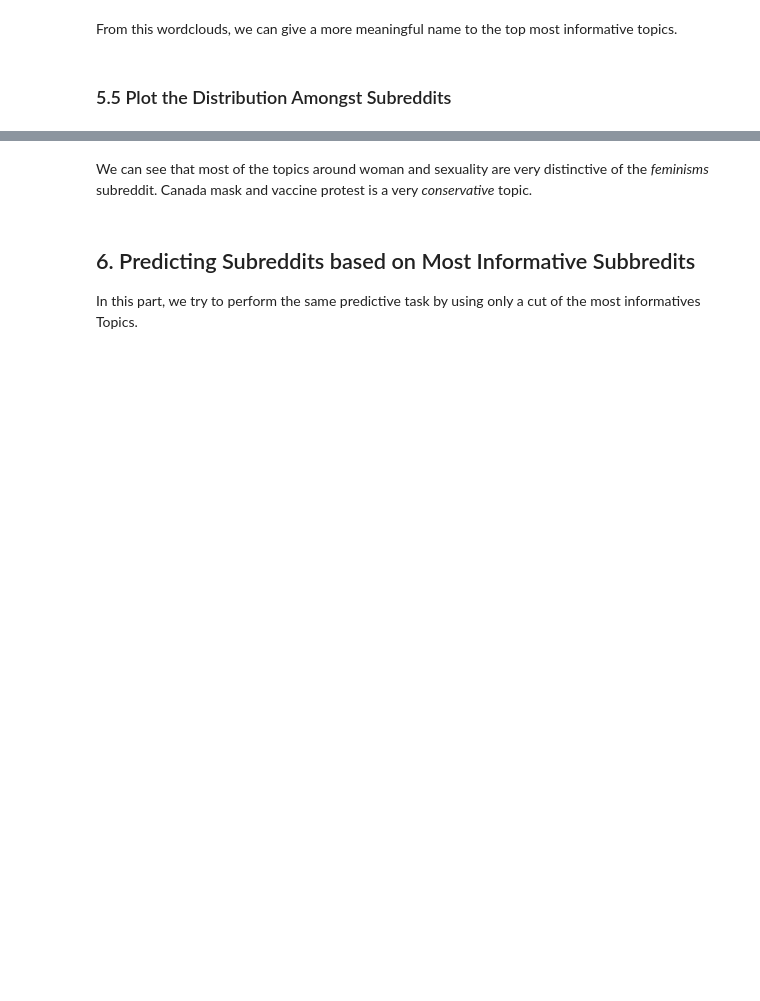
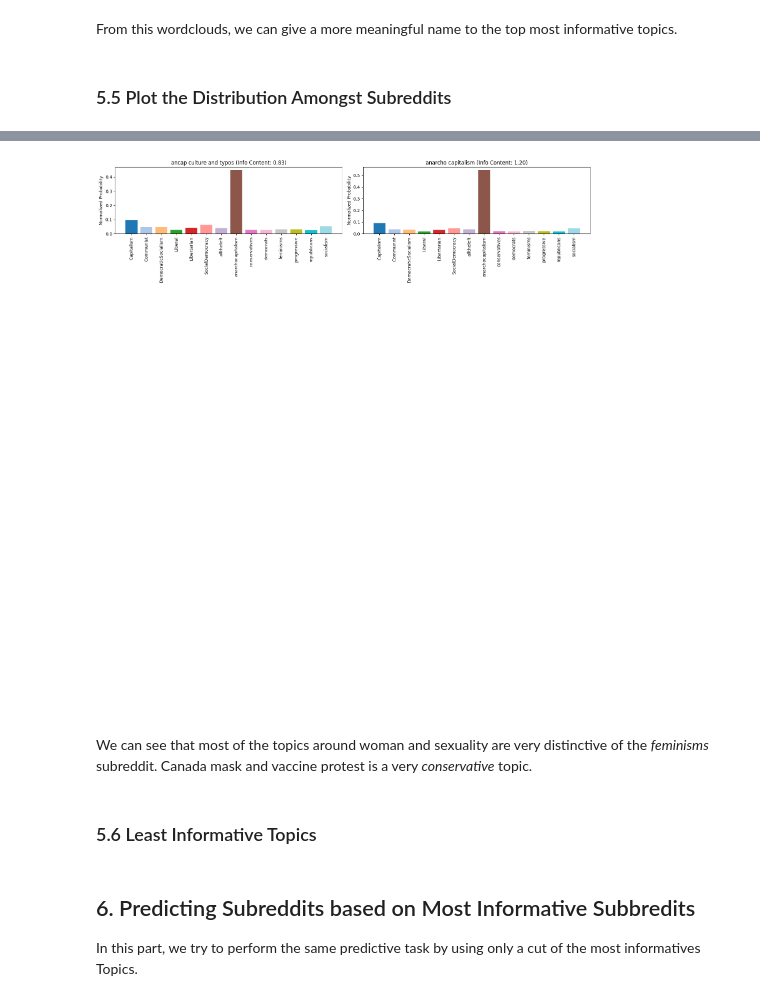
Before and after one commit to nathanaelambert/ConservativesLiberals, a Jupyter notebook: base_analysis.ipynb, the cells around one changed output, grey strips where cells are left out. Drawn from its saved outputs; the diff is of its cells as text; code cells hidden in the pictures; blank space fills up the shorter version.

```diff
--- a/base_analysis.ipynb
+++ b/base_analysis.ipynb
@@ -405,2 +408,8 @@ plt.show()
+# %%
+plot_topics_distrib([128, 19])
+# %% [output]
+[figure, added]
 # %% [markdown]
 We can see that most of the topics around woman and sexuality are very distinctive of the *feminisms* subreddit. Canada mask and vaccine protest is a very *conservative* topic.
+# %% [markdown]
+### 5.6 Least Informative Topics
```
Also changed, not shown: parts of 7 cells of this notebook.
